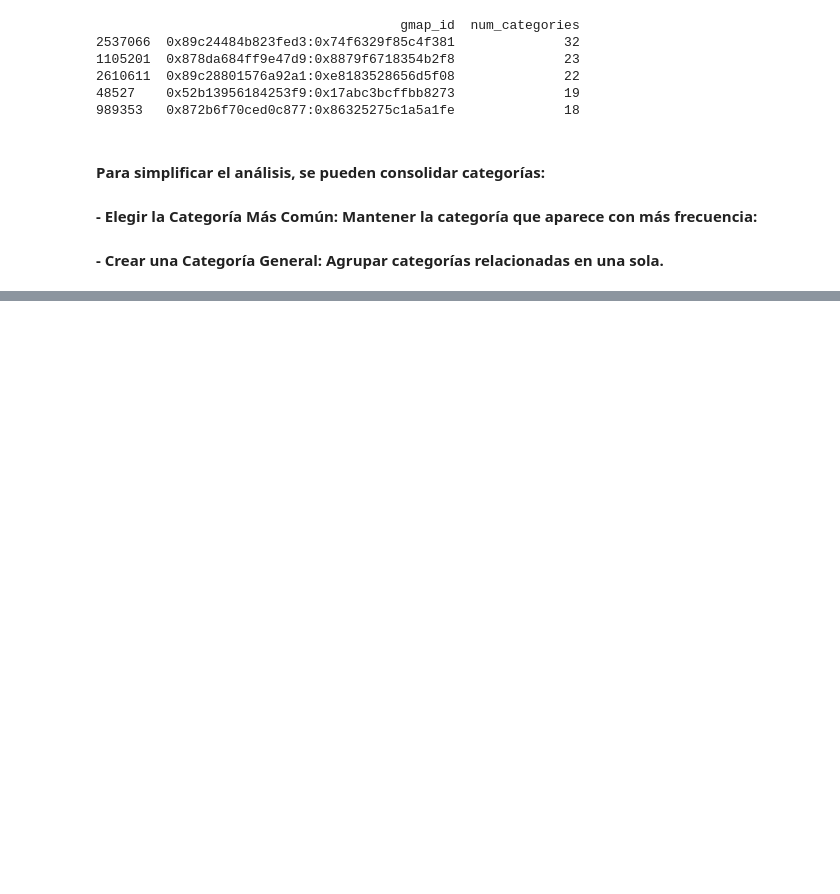
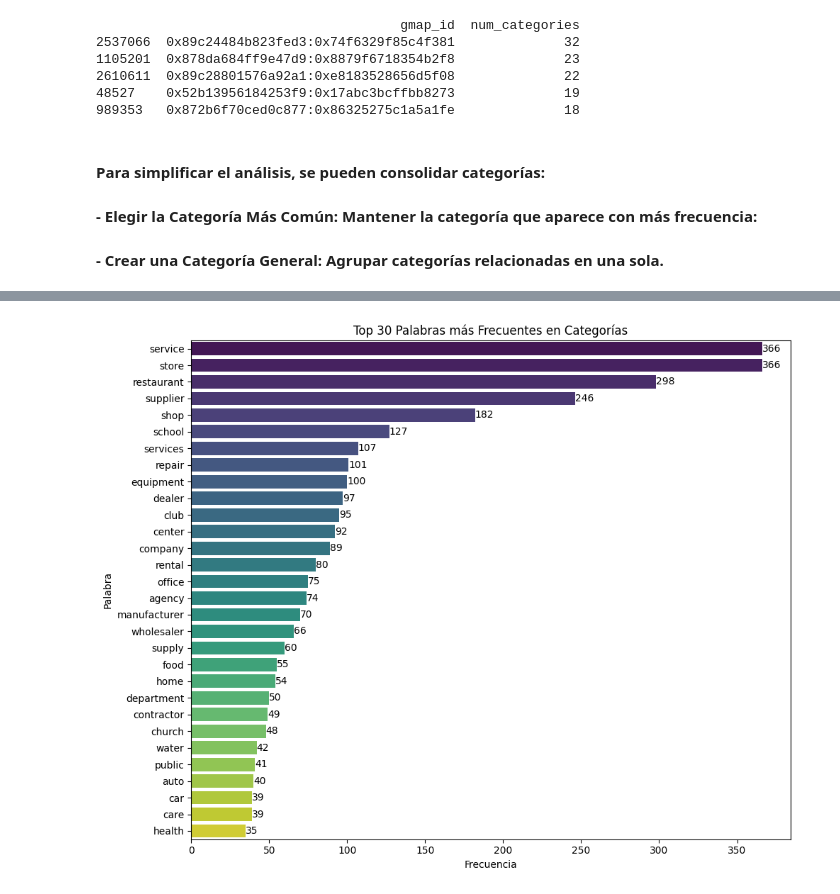
Before and after one commit to agustin-caceres/DataPulse_Gmaps_Yelp, a Jupyter notebook: notebooks/EDA/eda.IPYNB, the cells around one changed output, grey strips where cells are left out. Cells and saved outputs as stored; diff of their text form; code cells hidden in the pictures; blank space fills up the shorter version.

Commit message:
Actualización proceso EDA - Categorías

```diff
--- a/notebooks/EDA/eda.IPYNB
+++ b/notebooks/EDA/eda.IPYNB
@@ -416,0 +522,29 @@ print(categoria_count.sort_values(by='num_categories', ascending=False).head())
+# %%
+import pandas as pd
+import matplotlib.pyplot as plt
+import seaborn as sns
+
+# Cargar el archivo de palabras frecuentes
+frecuentes = pd.read_csv('palabras_frecuentes.csv')
+
+# Filtrar para obtener solo las 30 palabras más frecuentes
+top_30_frecuentes = frecuentes.head(30)
+
+# Crear un gráfico de barras horizontal
+plt.figure(figsize=(10, 8))
+barplot = sns.barplot(y='Palabra', x='Frecuencia', data=top_30_frecuentes, palette='viridis')
+
+# Añadir etiquetas con los valores de frecuencia en cada barra
+for index, value in enumerate(top_30_frecuentes['Frecuencia']):
+    barplot.text(value, index, f'{value}', va='center', ha='left')
+
+# Configuraciones del gráfico
+plt.title('Top 30 Palabras más Frecuentes en Categorías')
+plt.xlabel('Frecuencia')
+plt.ylabel('Palabra')
+
+# Mostrar el gráfico
+plt.tight_layout()
+plt.show()
+# %% [output]
+[figure, added]
```
Also changed, not shown: parts of 21 cells of this notebook.
